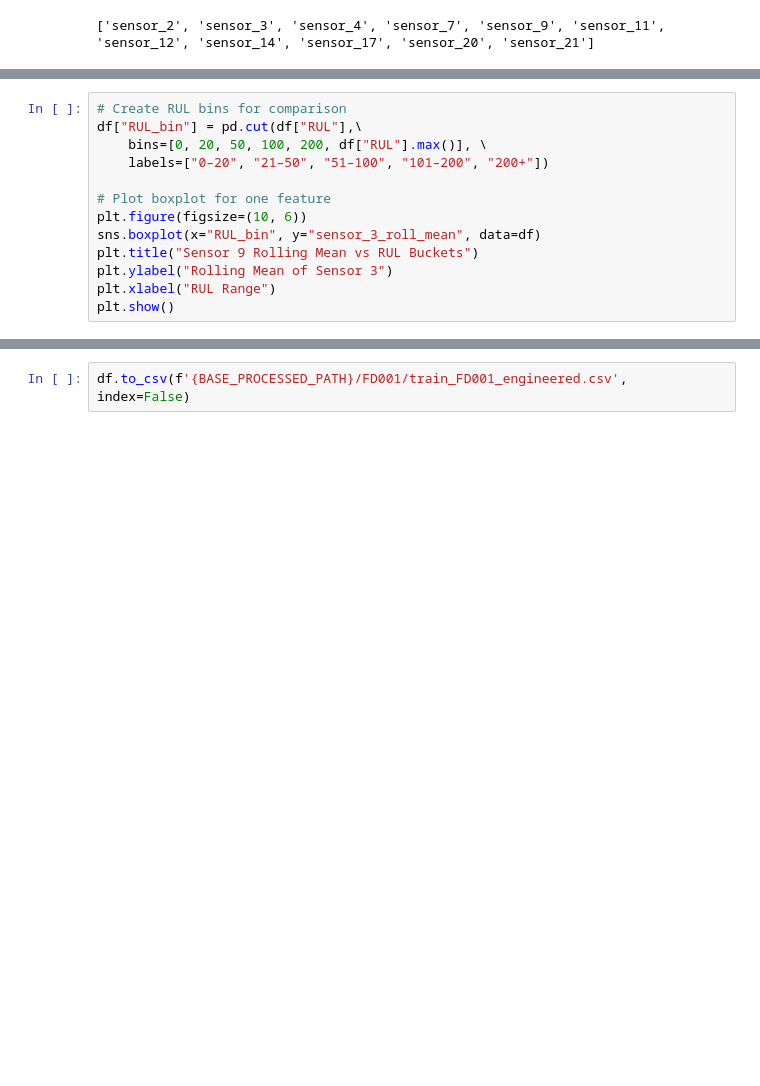
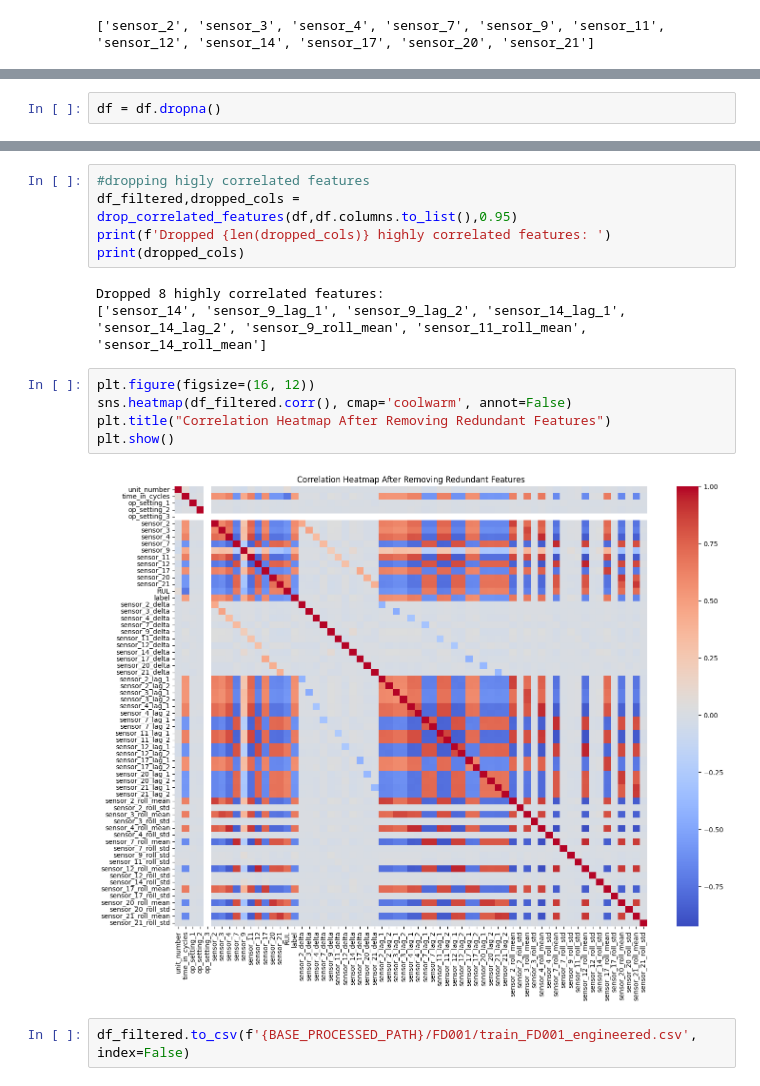
Before and after one commit to harshitaphadtare/predictive-maintenance, a Jupyter notebook: notebooks/03_Feature_Engineering.ipynb, the cells around one changed output, grey strips where cells are left out. Saved outputs shown, nothing was run; the diff lists cells and outputs as text; blank space fills up the shorter version.

```diff
--- a/notebooks/03_Feature_Engineering.ipynb
+++ b/notebooks/03_Feature_Engineering.ipynb
@@ -69,13 +55,0 @@ df.shape
-# %%
-# Create RUL bins for comparison
-df["RUL_bin"] = pd.cut(df["RUL"],\
-    bins=[0, 20, 50, 100, 200, df["RUL"].max()], \
-    labels=["0–20", "21–50", "51–100", "101–200", "200+"])
-
-# Plot boxplot for one feature
-plt.figure(figsize=(10, 6))
-sns.boxplot(x="RUL_bin", y="sensor_3_roll_mean", data=df)
-plt.title("Sensor 9 Rolling Mean vs RUL Buckets")
-plt.ylabel("Rolling Mean of Sensor 3")
-plt.xlabel("RUL Range")
-plt.show()
@@ -99,0 +107,2 @@ df.shape
+# %%
+df = df.dropna()
@@ -125,2 +137,17 @@ df.head()
+# %%
+#dropping higly correlated features
+df_filtered,dropped_cols = drop_correlated_features(df,df.columns.to_list(),0.95)
+print(f'Dropped {len(dropped_cols)} highly correlated features: ')
+print(dropped_cols)
+# %% [output]
+Dropped 8 highly correlated features:
+['sensor_14', 'sensor_9_lag_1', 'sensor_9_lag_2', 'sensor_14_lag_1', 'sensor_14_lag_2', 'sensor_9_roll_mean', 'sensor_11_roll_mean', 'sensor_14_roll_mean']
+# %%
+plt.figure(figsize=(16, 12))
+sns.heatmap(df_filtered.corr(), cmap='coolwarm', annot=False)
+plt.title("Correlation Heatmap After Removing Redundant Features")
+plt.show()
+# %% [output]
+[figure, added]
 # %%
-df.to_csv(f'{BASE_PROCESSED_PATH}/FD001/train_FD001_engineered.csv', index=False)
+df_filtered.to_csv(f'{BASE_PROCESSED_PATH}/FD001/train_FD001_engineered.csv', index=False)
```
Also changed, not shown: parts of 14 cells of this notebook, 42 other files.
